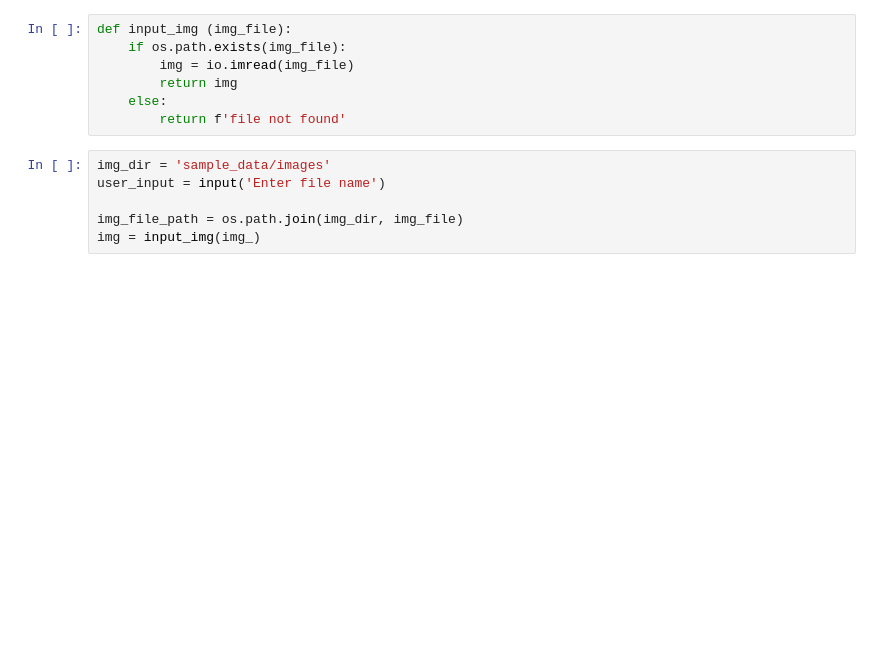
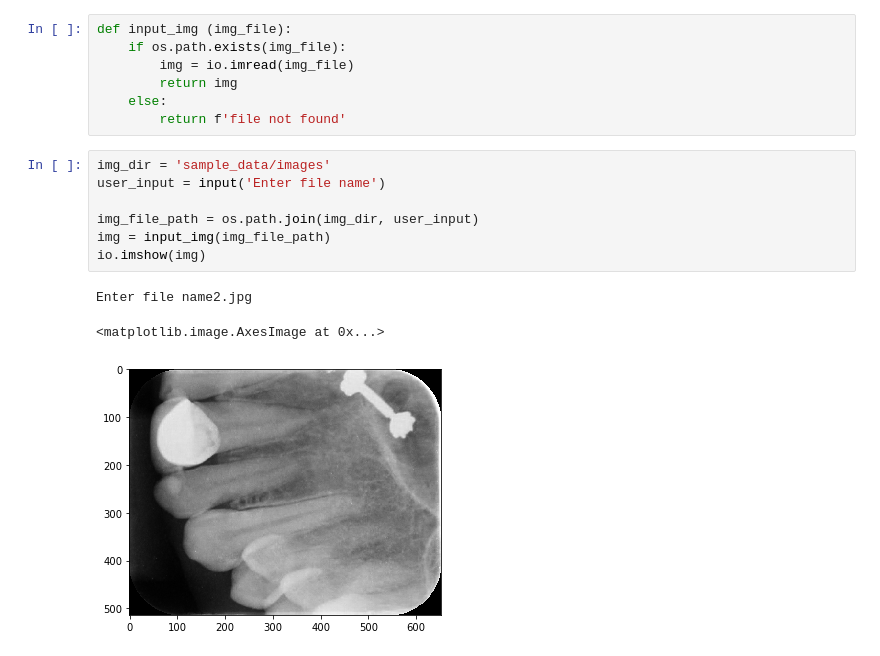
Before and after one commit to qfaizan401/Project-Dentistry, a Jupyter notebook: project/Image Feature Extraction of Classes.ipynb, the cells around one changed output. Cells and saved outputs as stored; diff of their text form; blank space fills up the shorter version.

```diff
--- a/project/Image Feature Extraction of Classes.ipynb
+++ b/project/Image Feature Extraction of Classes.ipynb
@@ -63,6 +63,11 @@ def input_img (img_file):
 # %%
 img_dir = 'sample_data/images'
 user_input = input('Enter file name')
 
-img_file_path = os.path.join(img_dir, img_file)
-img = input_img(img_)
+img_file_path = os.path.join(img_dir, user_input)
+img = input_img(img_file_path)
+io.imshow(img)
+# %% [output]
+Enter file name2.jpg
+<matplotlib.image.AxesImage at 0x...>
+[figure, added]
```
